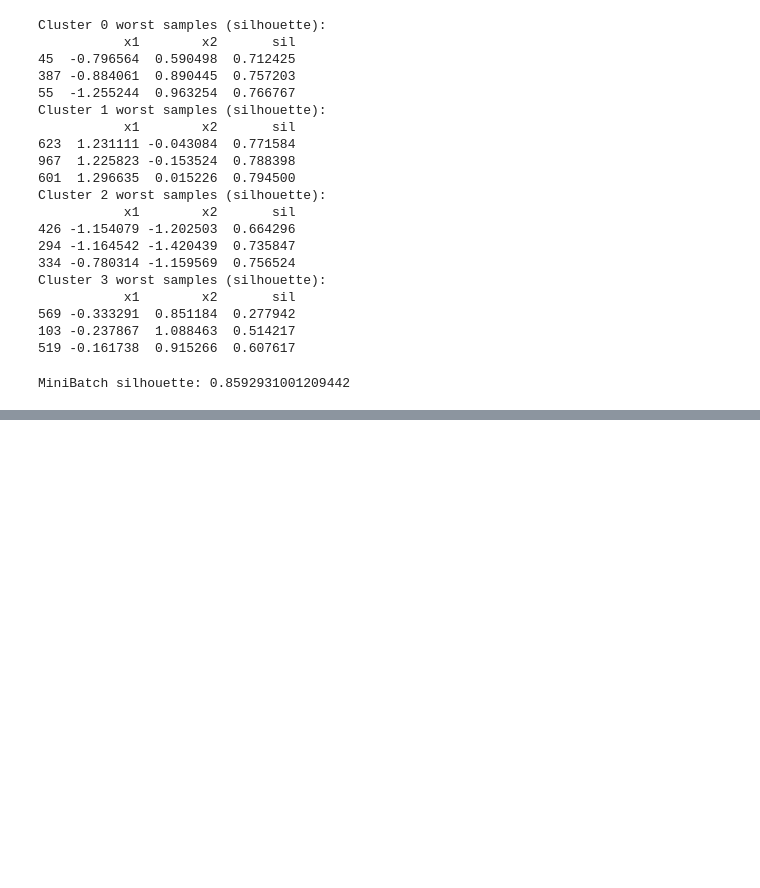
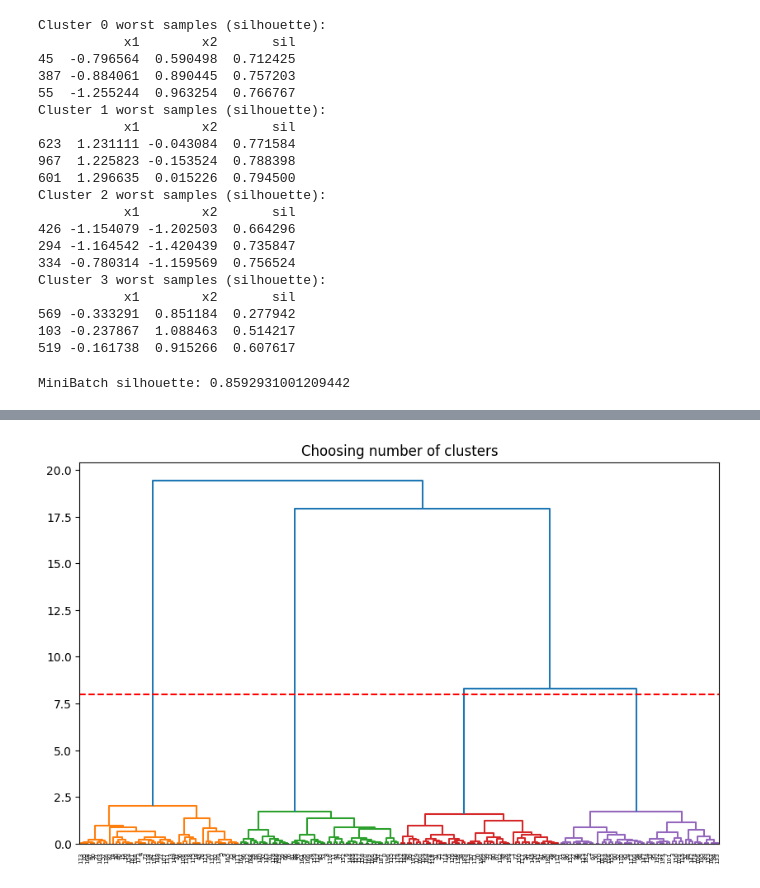
Before and after one commit to avikumart/DA-DS-Questions, a Jupyter notebook: ML_coding/Ml_coding_and_interviewn_practice.ipynb, the cells around one changed output, grey strips where cells are left out. Cells and saved outputs as stored; diff of their text form; code cells hidden in the pictures; blank space fills up the shorter version.

```diff
--- a/ML_coding/Ml_coding_and_interviewn_practice.ipynb
+++ b/ML_coding/Ml_coding_and_interviewn_practice.ipynb
@@ -2392,0 +2435,8 @@ MiniBatch silhouette: 0.8592931001209442
+# %%
+plt.figure(figsize=(10,6))
+dendrogram(Z, color_threshold=8)  # 8 is an example cutoff
+plt.axhline(y=8, color='r', linestyle='--')
+plt.title("Choosing number of clusters")
+plt.show()
+# %% [output]
+[figure, added]
```
Also changed, not shown: parts of 11 cells of this notebook.
